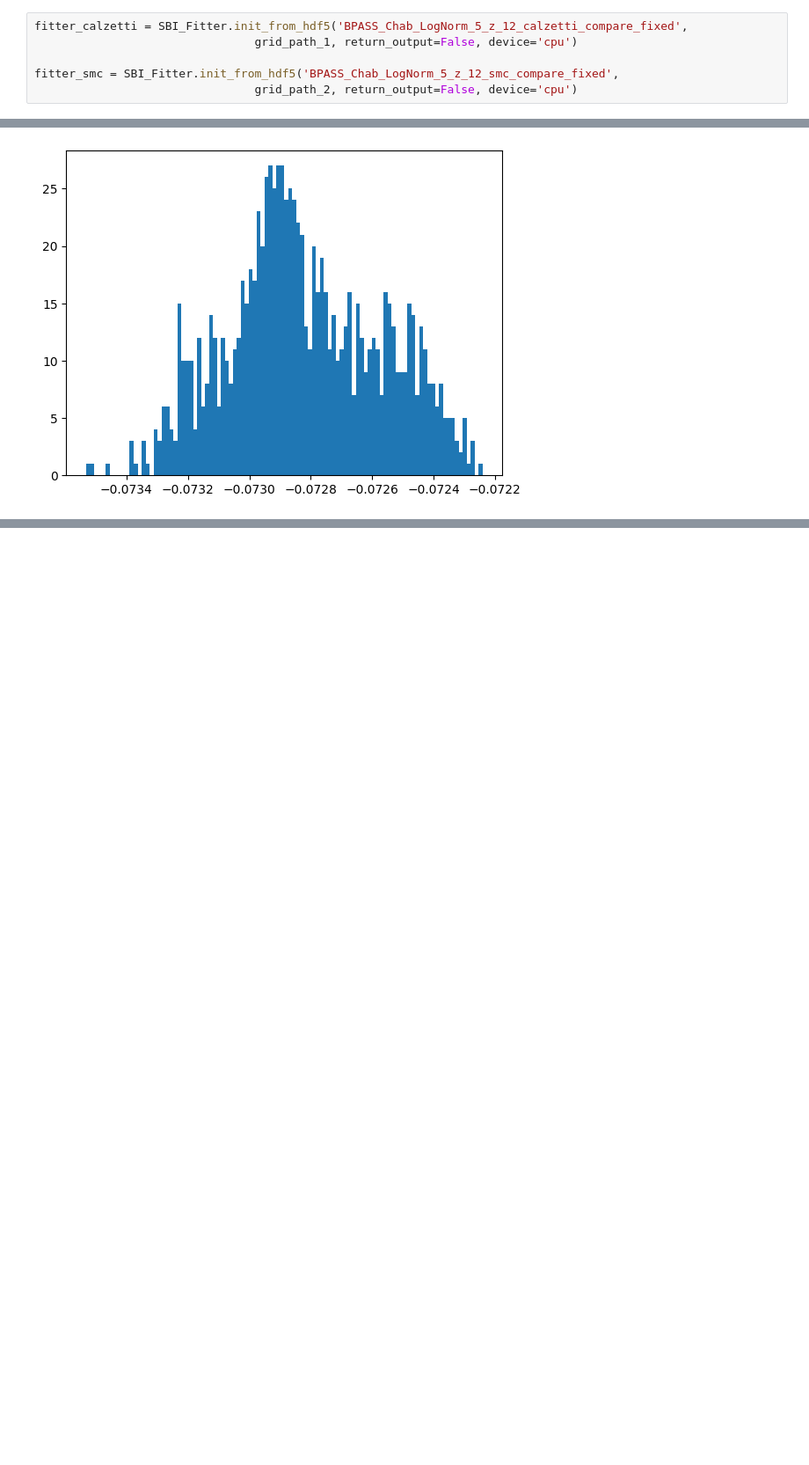
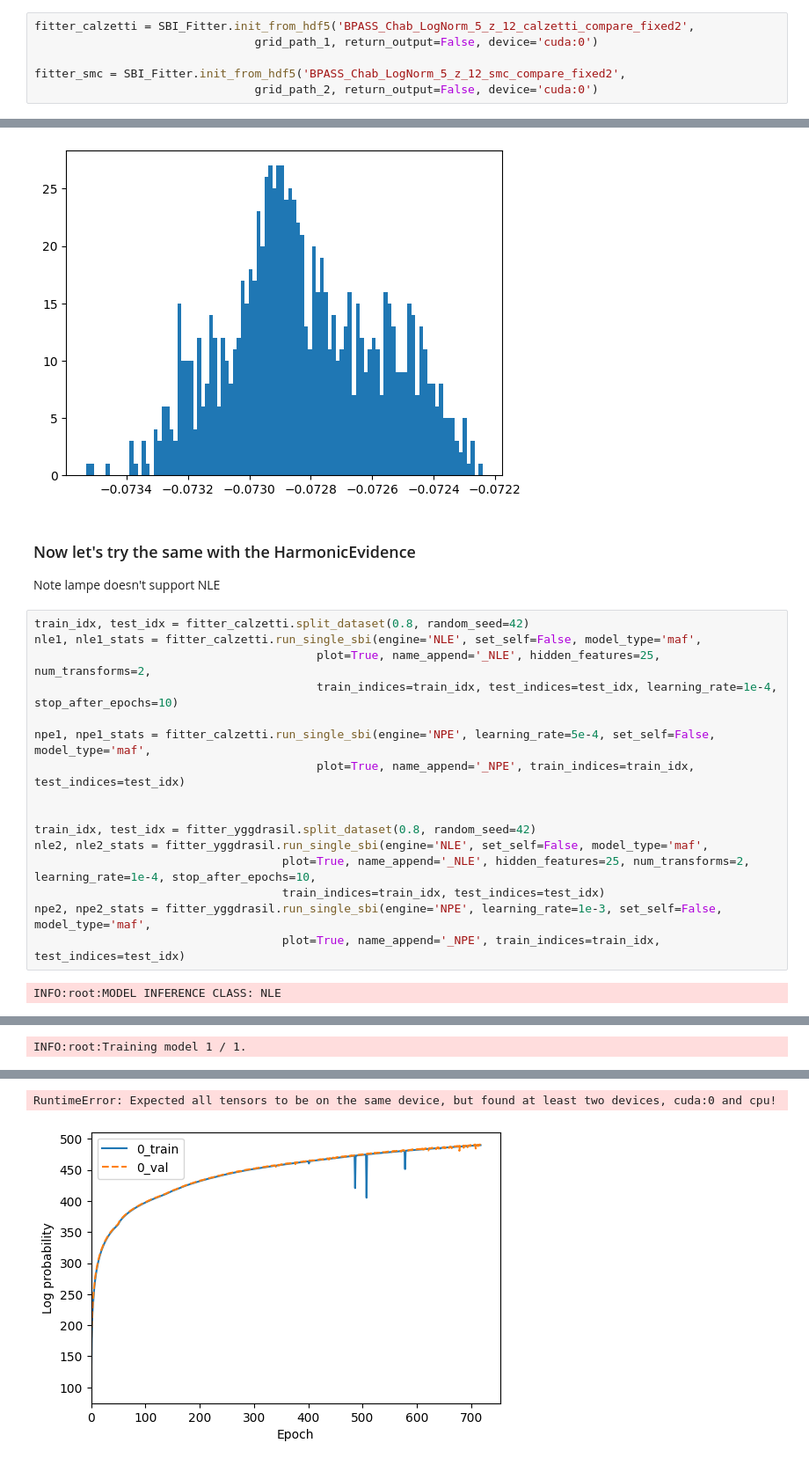
Before and after one commit to synthesizer-project/synference, a Jupyter notebook: scripts/sbi/model_comparison.ipynb, the cells around one changed output, grey strips where cells are left out. Shown at 88% size. Saved outputs shown, nothing was run; the diff lists cells and outputs as text; blank space fills up the shorter version.

```diff
--- a/scripts/sbi/model_comparison.ipynb
+++ b/scripts/sbi/model_comparison.ipynb
@@ -18,9 +19,9 @@ The autoreload extension is already loaded. To reload it, use:
 # %%
-fitter_calzetti = SBI_Fitter.init_from_hdf5('BPASS_Chab_LogNorm_5_z_12_calzetti_compare_fixed',
-                                grid_path_1, return_output=False, device='cpu')
+fitter_calzetti = SBI_Fitter.init_from_hdf5('BPASS_Chab_LogNorm_5_z_12_calzetti_compare_fixed2',
+                                grid_path_1, return_output=False, device='cuda:0')
 
-fitter_smc = SBI_Fitter.init_from_hdf5('BPASS_Chab_LogNorm_5_z_12_smc_compare_fixed',
-                                grid_path_2, return_output=False, device='cpu')
+fitter_smc = SBI_Fitter.init_from_hdf5('BPASS_Chab_LogNorm_5_z_12_smc_compare_fixed2',
+                                grid_path_2, return_output=False, device='cuda:0')
 # %% [markdown]
 ### Generate training data
 # %%
@@ -504,3 +523,25 @@ logK = np.array(logK)
 plt.hist(logK, bins=100);
 # %% [output]
 [figure]
+# %% [markdown]
+### Now let's try the same with the HarmonicEvidence
+
+Note lampe doesn't support NLE
+# %%
+train_idx, test_idx = fitter_calzetti.split_dataset(0.8, random_seed=42)
+nle1, nle1_stats = fitter_calzetti.run_single_sbi(engine='NLE', set_self=False, model_type='maf',
+                                         plot=True, name_append='_NLE', hidden_features=25, num_transforms=2,
+                                         train_indices=train_idx, test_indices=test_idx, learning_rate=1e-4, stop_after_epochs=10)
+
+npe1, npe1_stats = fitter_calzetti.run_single_sbi(engine='NPE', learning_rate=5e-4, set_self=False,  model_type='maf',
+                                         plot=True, name_append='_NPE', train_indices=train_idx, test_indices=test_idx)
+
+
+train_idx, test_idx = fitter_yggdrasil.split_dataset(0.8, random_seed=42)
+nle2, nle2_stats = fitter_yggdrasil.run_single_sbi(engine='NLE', set_self=False, model_type='maf',
+                                    plot=True, name_append='_NLE', hidden_features=25, num_transforms=2, learning_rate=1e-4, stop_after_epochs=10,
+                                    train_indices=train_idx, test_indices=test_idx)
+npe2, npe2_stats = fitter_yggdrasil.run_single_sbi(engine='NPE', learning_rate=1e-3, set_self=False, model_type='maf',
+                                    plot=True, name_append='_NPE', train_indices=train_idx, test_indices=test_idx)
+# %% [output]
+INFO:root:MODEL INFERENCE CLASS: NLE
@@ -506,0 +563 @@ plt.hist(logK, bins=100);
+INFO:root:Training model 1 / 1.
@@ -506,0 +602,2 @@ plt.hist(logK, bins=100);
+RuntimeError: Expected all tensors to be on the same device, but found at least two devices, cuda:0 and cpu!
+[figure, added]
```
Also changed, not shown: parts of 5 cells of this notebook, 5 other files.
